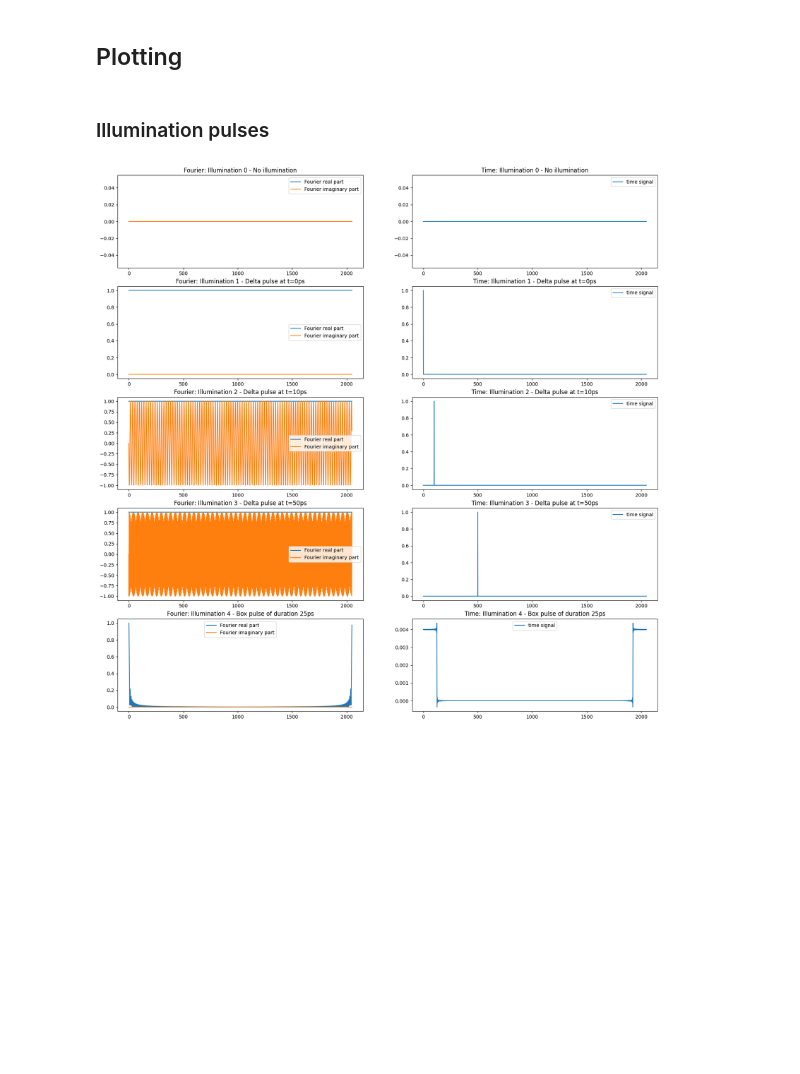
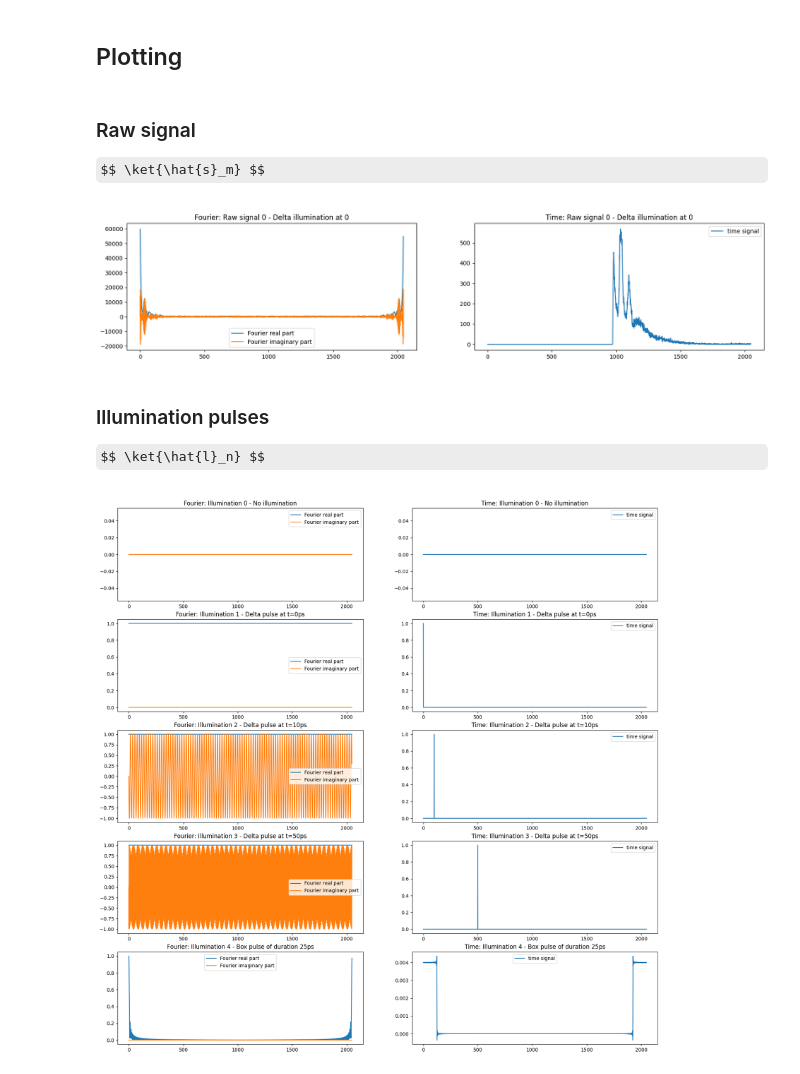
Before and after one commit to p-luesia/NLOS_dirac_not, a Jupyter notebook: experiments.ipynb, the cells around one changed output. Drawn from its saved outputs; the diff is of its cells as text; code cells hidden in the pictures; some formulas as TeX source; blank space fills up the shorter version.

Commit message:
Decoupled signal

```diff
--- a/experiments.ipynb
+++ b/experiments.ipynb
@@ -141,8 +141,6 @@ sensor_illuminated = np.moveaxis(dirac.dagger(s_m), 0, -1)
 sensor_combined_illumination = np.moveaxis(dirac.dagger(s_m_combined_l), 0, -1)
 # %% [markdown]
 ## Plotting
-# %% [markdown]
-### Illumination pulses
 # %%
 def plot_pair_fourier_time(signal, common_title, tag_list):
     _, ax = plt.subplots(signal.shape[0], 2, figsize=(20, 4*signal.shape[0]))
@@ -160,6 +158,18 @@ def plot_pair_fourier_time(signal, common_title, tag_list):
         axs[1].legend()
 
     plt.show()
+# %% [markdown]
+### Raw signal
+
+$$ \ket{\hat{s}_m} $$
+# %%
+plot_pair_fourier_time(hat_s[0][None,:], 'Raw signal', ['Delta illumination at 0'])
+# %% [output]
+[figure, added]
+# %% [markdown]
+### Illumination pulses
+
+$$ \ket{\hat{l}_n} $$
 # %%
 plot_pair_fourier_time(hat_l, 'Illumination', illumination_tag)
 # %% [output]
```
Also changed, not shown: parts of 5 cells of this notebook.
